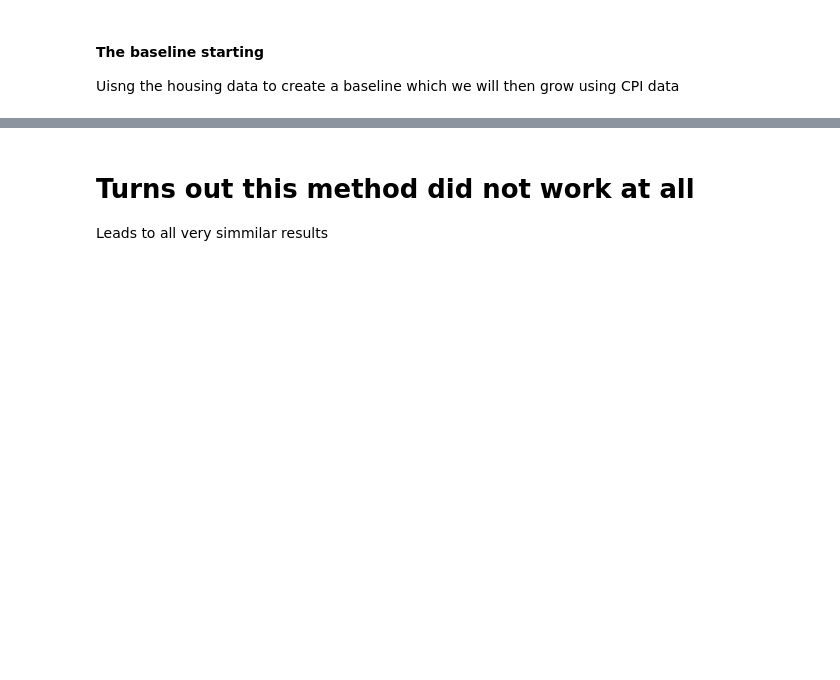
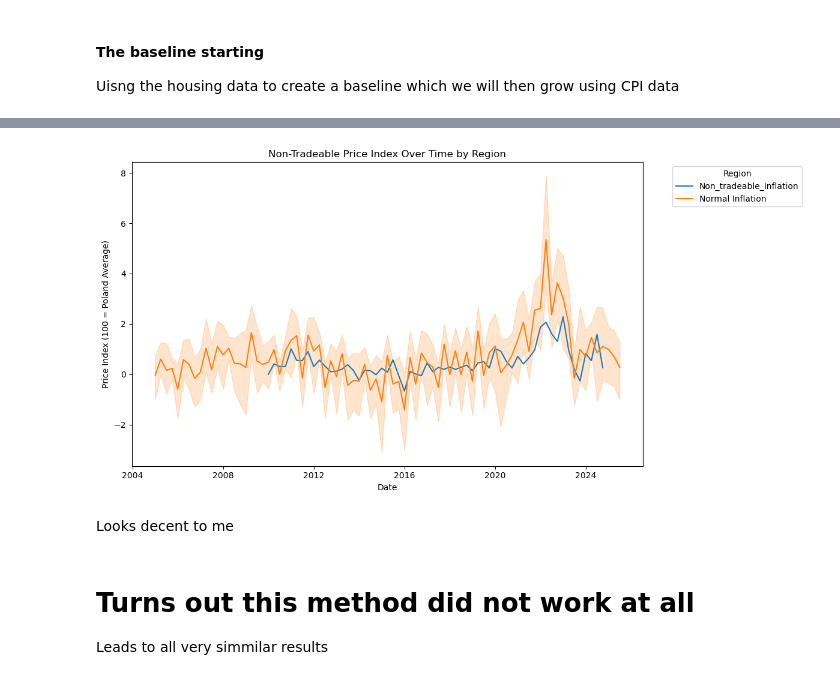
Before and after one commit to harrisonluff/Group_Project_Y3, a Jupyter notebook: notebooks/analysis/00_regional_price_index.ipynb, the cells around one changed output, grey strips where cells are left out. Saved outputs shown, nothing was run; the diff lists cells and outputs as text; code cells hidden in the pictures; blank space fills up the shorter version.

Commit message:
inflation for non-tradeable goods

```diff
--- a/notebooks/analysis/00_regional_price_index.ipynb
+++ b/notebooks/analysis/00_regional_price_index.ipynb
@@ -187,0 +272,24 @@ sns.lineplot(data=houses[houses['Name'].isin(top_10)], x='Date', y='Price_PLN',
+# %%
+avg_prices_pre_2021['Code'] = avg_prices_pre_2021['Code'].astype(str).str.zfill(7)
+
+#grow the original price levels dataframe with the non-tradeable inflation data
+inflation_time_series = avg_prices_pre_2021.merge(inflation_non_tradeable, left_on='Code', right_on='Code', how='left')
+
+#sort values
+inflation_time_series = inflation_time_series.sort_values(['Code', 'Date'])
+
+#generate multiplier column for growth calculation
+inflation_time_series['multiplier'] = 1 + (inflation_time_series['weighted_inflation'] / 100)
+inflation_time_series['cum_growth'] = (inflation_time_series.groupby('Code')['multiplier'].cumprod()
+)
+
+
+inflation_time_series['Non_tradeable_Price_Index'] = (
+    inflation_time_series.groupby('Code')['Price_Index'].transform('first') * inflation_time_series['cum_growth']
+)
+inflation_time_series.head()
+
+#keep only the relevant columns
+inflation_time_series = inflation_time_series.drop(columns=['multiplier'])
+
+inflation_time_series.head()
@@ -187,0 +306,5 @@ sns.lineplot(data=houses[houses['Name'].isin(top_10)], x='Date', y='Price_PLN',
+# %%
+inflation_final = inflation_final.sort_values(['Code', 'Date'])
+inflation_final['Inflation_rate'] = inflation_final['Value'] - 100
+
+inflation_final.head()
@@ -187,0 +318,18 @@ sns.lineplot(data=houses[houses['Name'].isin(top_10)], x='Date', y='Price_PLN',
+# %%
+plt.figure(figsize=(12,6))
+
+sns.lineplot(data=inflation_time_series[inflation_time_series['Name'] == 'POLAND'], x='Date', y='weighted_inflation',
+             label ='Non_tradeable_Inflation')
+
+sns.lineplot(data=inflation_final[inflation_final['Name'] == 'POLAND'], x='Date', y='Inflation_rate',
+             label='Normal Inflation')
+
+plt.title('Non-Tradeable Price Index Over Time by Region')
+plt.ylabel('Price Index (100 = Poland Average)')
+plt.xlabel('Date')
+plt.legend(title='Region', bbox_to_anchor=(1.05, 1), loc='upper left')
+plt.tight_layout()
+# %% [output]
+[figure, added]
+# %% [markdown]
+Looks decent to me
```
Also changed, not shown: parts of 15 cells of this notebook, 1 other file.
